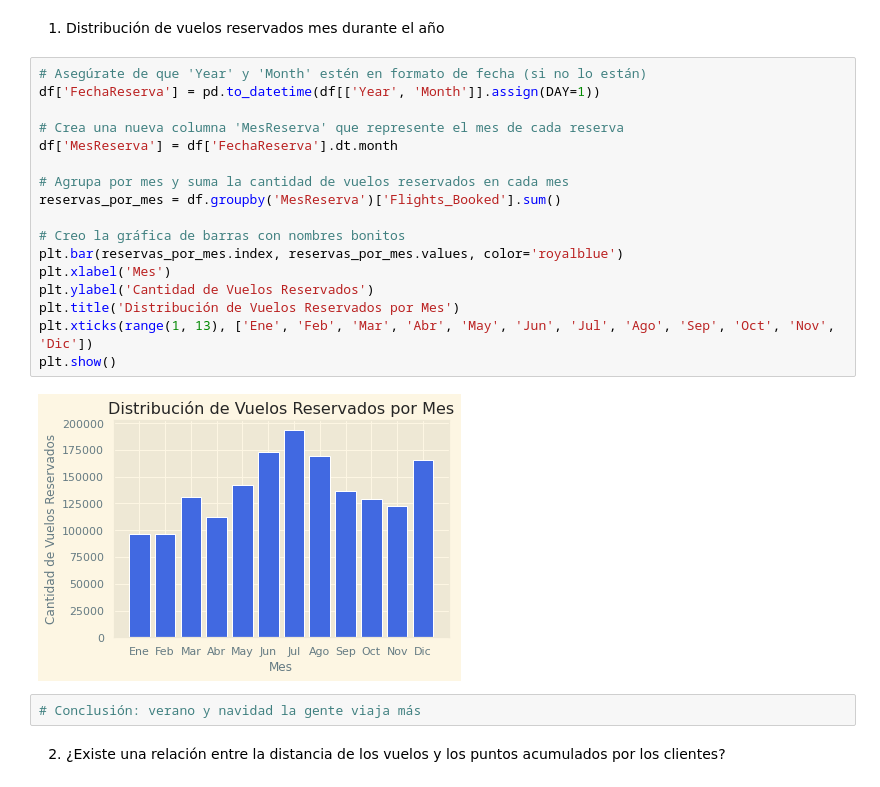
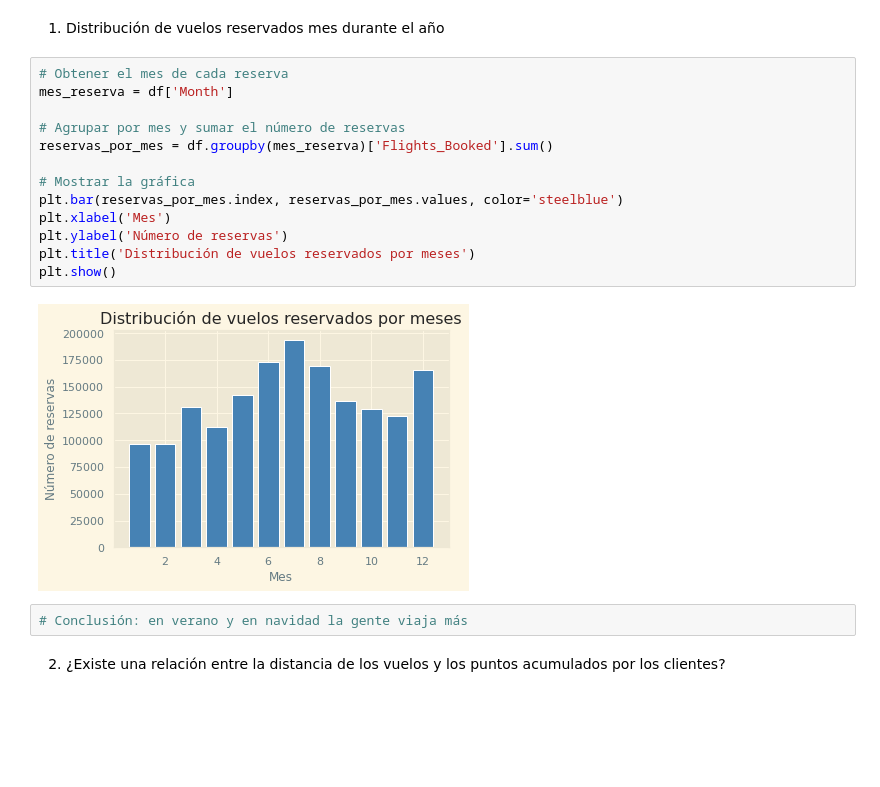
Before and after one commit to Adalab/PromoF-DA-Modulo3-EvaluacionFinal-Zahara, a Jupyter notebook: EvFinal.ipynb, the cells around one changed output. Cells and saved outputs as stored; diff of their text form; blank space fills up the shorter version.

```diff
--- a/EvFinal.ipynb
+++ b/EvFinal.ipynb
@@ -408,27 +410,23 @@ dtype: object
 # Fase 2: Visualización
 # %% [markdown]
 1. Distribución de vuelos reservados mes durante el año
-# %%
-# Asegúrate de que 'Year' y 'Month' estén en formato de fecha (si no lo están)
-df['FechaReserva'] = pd.to_datetime(df[['Year', 'Month']].assign(DAY=1))
-
-# Crea una nueva columna 'MesReserva' que represente el mes de cada reserva
-df['MesReserva'] = df['FechaReserva'].dt.month
-
-# Agrupa por mes y suma la cantidad de vuelos reservados en cada mes
-reservas_por_mes = df.groupby('MesReserva')['Flights_Booked'].sum()
-
-# Creo la gráfica de barras con nombres bonitos
-plt.bar(reservas_por_mes.index, reservas_por_mes.values, color='royalblue')
-plt.xlabel('Mes')
-plt.ylabel('Cantidad de Vuelos Reservados')
-plt.title('Distribución de Vuelos Reservados por Mes')
-plt.xticks(range(1, 13), ['Ene', 'Feb', 'Mar', 'Abr', 'May', 'Jun', 'Jul', 'Ago', 'Sep', 'Oct', 'Nov', 'Dic'])
-plt.show()
-# %% [output]
-[figure, removed]
+# %%
+# Obtener el mes de cada reserva
+mes_reserva = df['Month']
+
+# Agrupar por mes y sumar el número de reservas
+reservas_por_mes = df.groupby(mes_reserva)['Flights_Booked'].sum()
+
+# Mostrar la gráfica
+plt.bar(reservas_por_mes.index, reservas_por_mes.values, color='steelblue')
+plt.xlabel('Mes')
+plt.ylabel('Número de reservas')
+plt.title('Distribución de vuelos reservados por meses')
+plt.show()
+# %% [output]
+[figure, added]
 # %%
-# Conclusión: verano y navidad la gente viaja más
+# Conclusión: en verano y en navidad la gente viaja más
 # %% [markdown]
 2. ¿Existe una relación entre la distancia de los vuelos y los puntos acumulados por los clientes?
 # %%
```
Also changed, not shown: parts of 35 cells of this notebook.
